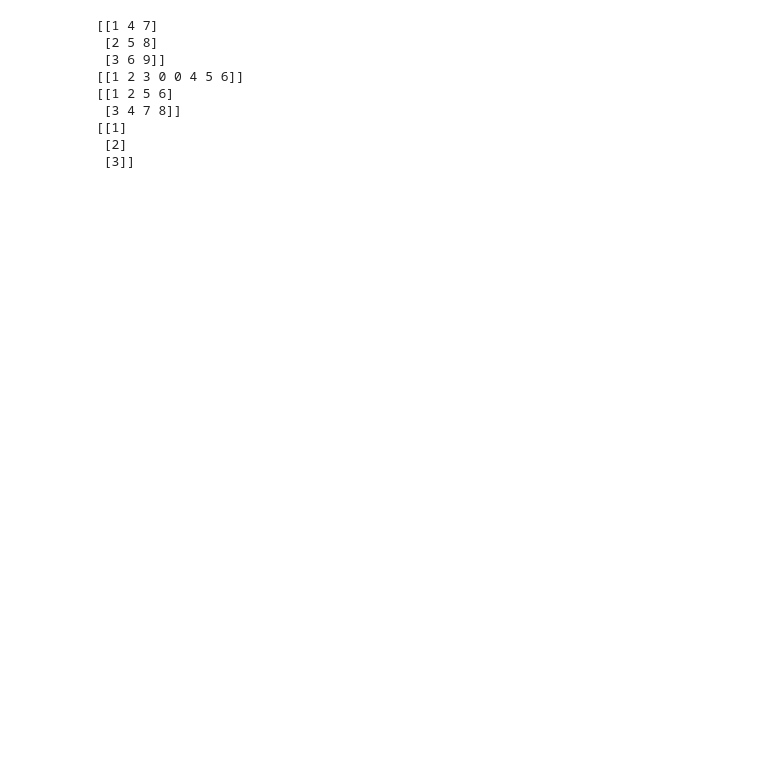
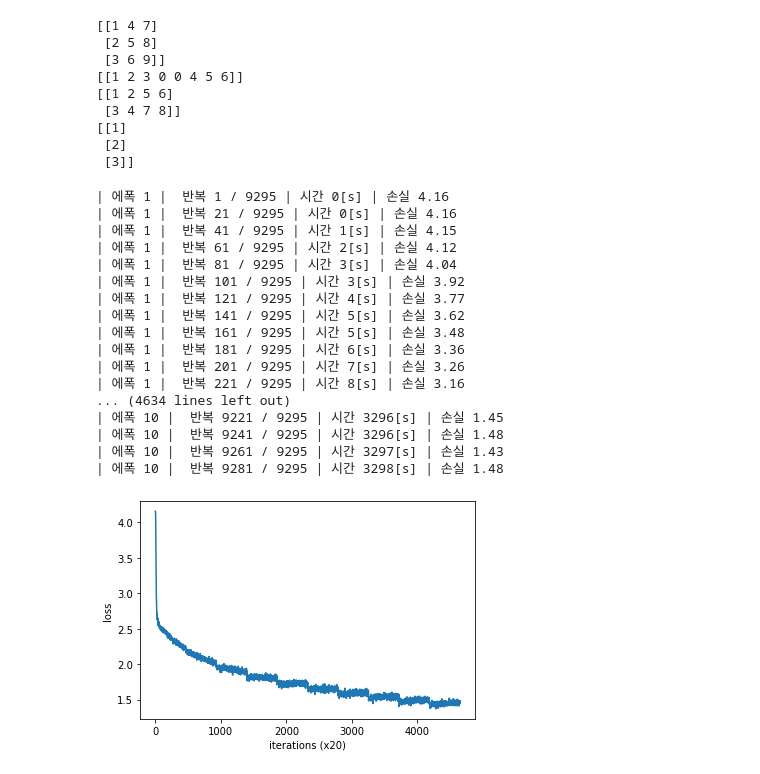
Before and after one commit to hsp9308/DL_from_scratch02_note, a Jupyter notebook: ch04_word2vec_improvement/note.ipynb, the cells around one changed output. Drawn from its saved outputs; the diff is of its cells as text; code cells hidden in the pictures; blank space fills up the shorter version.

```diff
--- a/ch04_word2vec_improvement/note.ipynb
+++ b/ch04_word2vec_improvement/note.ipynb
@@ -152,0 +321,56 @@ print(np.c_[[1,2,3]])
+# %%
+# CBOW training
+
+import sys
+sys.path.append('..')
+import numpy as np
+from common import config
+
+
+# To enable GPU, remove # in the line below
+#config.GPU=True
+
+import pickle
+from cbow import CBOW
+from common.trainer import Trainer
+from common.optimizer import Adam
+from common.util import create_contexts_target, to_cpu, to_gpu
+from dataset import ptb
+
+window_size = 5
+hidden_size = 100
+batch_size = 100
+max_epoch = 10
+
+corpus, word_to_id, id_to_word = ptb.load_data('train')
+vocab_size = len(word_to_id)
+
+contexts, target = create_contexts_target(corpus, window_size)
+if config.GPU:
+    contexts, target = to_gpu(contexts), to_gpu(target)
+
+model = CBOW(vocab_size, hidden_size, window_size, corpus)
+optimizer = Adam()
+trainer = Trainer(model, optimizer)
+
+trainer.fit(contexts, target, max_epoch, batch_size)
+trainer.plot()
+# %% [output]
+| 에폭 1 |  반복 1 / 9295 | 시간 0[s] | 손실 4.16
+| 에폭 1 |  반복 21 / 9295 | 시간 0[s] | 손실 4.16
+| 에폭 1 |  반복 41 / 9295 | 시간 1[s] | 손실 4.15
+| 에폭 1 |  반복 61 / 9295 | 시간 2[s] | 손실 4.12
+| 에폭 1 |  반복 81 / 9295 | 시간 3[s] | 손실 4.04
+| 에폭 1 |  반복 101 / 9295 | 시간 3[s] | 손실 3.92
+| 에폭 1 |  반복 121 / 9295 | 시간 4[s] | 손실 3.77
+| 에폭 1 |  반복 141 / 9295 | 시간 5[s] | 손실 3.62
+| 에폭 1 |  반복 161 / 9295 | 시간 5[s] | 손실 3.48
+| 에폭 1 |  반복 181 / 9295 | 시간 6[s] | 손실 3.36
+| 에폭 1 |  반복 201 / 9295 | 시간 7[s] | 손실 3.26
+| 에폭 1 |  반복 221 / 9295 | 시간 8[s] | 손실 3.16
+... (4634 lines left out)
+| 에폭 10 |  반복 9221 / 9295 | 시간 3296[s] | 손실 1.45
+| 에폭 10 |  반복 9241 / 9295 | 시간 3296[s] | 손실 1.48
+| 에폭 10 |  반복 9261 / 9295 | 시간 3297[s] | 손실 1.43
+| 에폭 10 |  반복 9281 / 9295 | 시간 3298[s] | 손실 1.48
+[figure, added]
```
Also changed, not shown: parts of 14 cells of this notebook, 10 other files.
